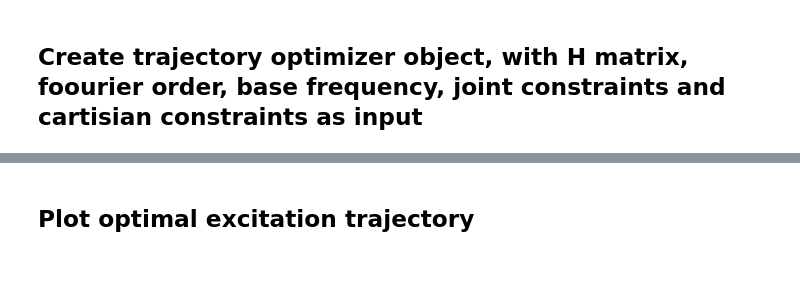
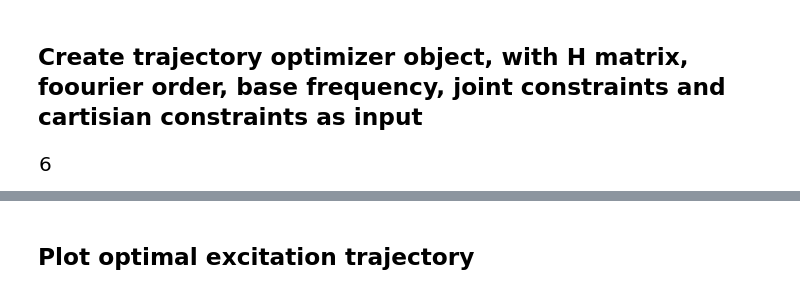
Before and after one commit to leihuagh/dyn_ident_sympy, a Jupyter notebook: main.ipynb, the cells around one changed output, grey strips where cells are left out. Saved outputs shown, nothing was run; the diff lists cells and outputs as text; code cells hidden in the pictures; blank space fills up the shorter version.

Commit message:
trajectory

```diff
--- a/main.ipynb
+++ b/main.ipynb
@@ -250,3 +245,8 @@ trajectory_name = 'two'
+# %%
+trajectory_name = 'one'
+robot_model.dof
+# %% [output]
+[figure, added]
 # %%
 from numpy import deg2rad
 
```
Also changed, not shown: parts of 3 cells of this notebook, 2 other files.
